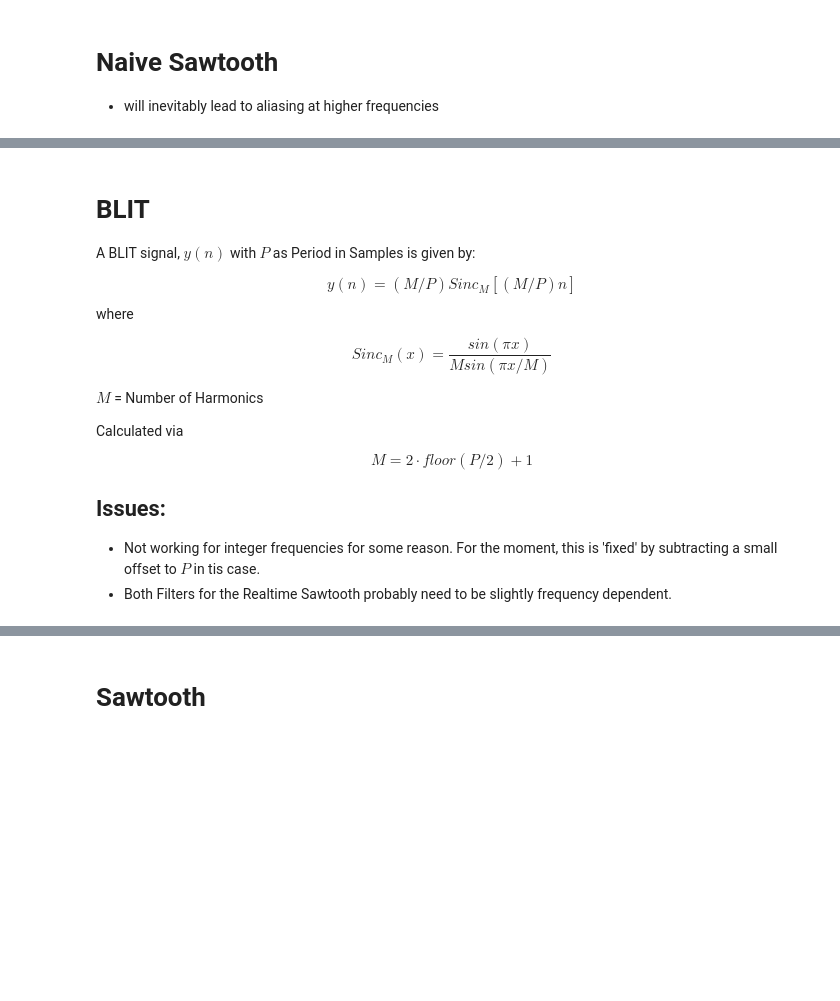
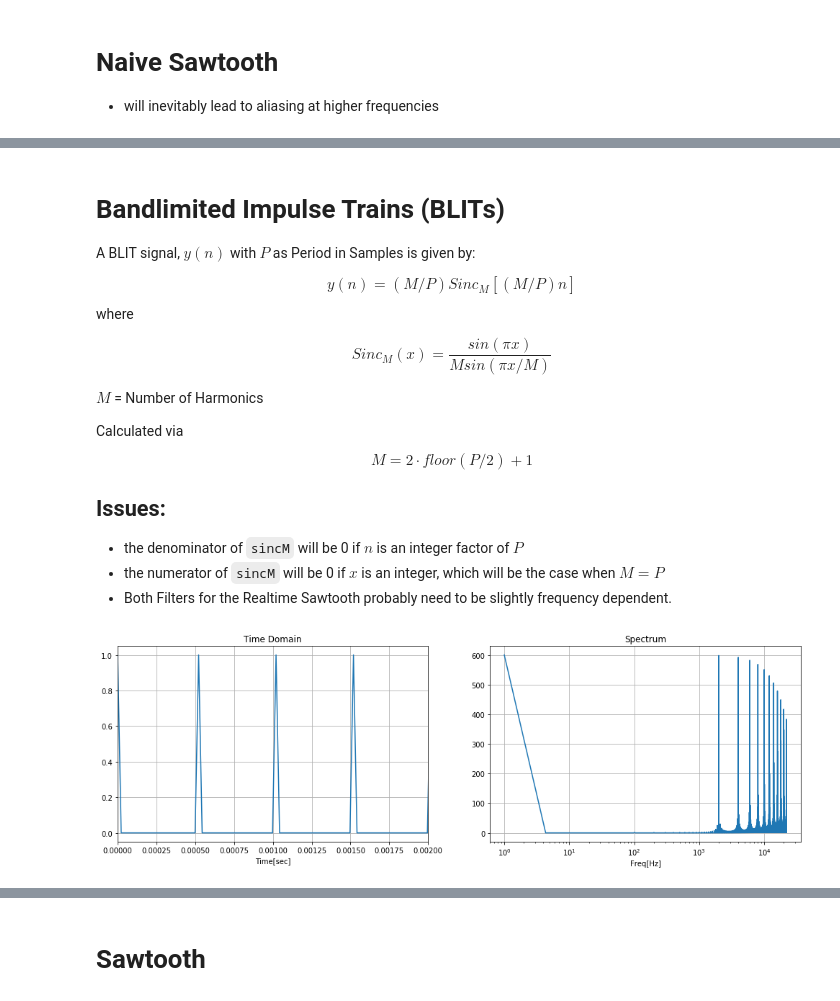
Before and after one commit to znibbles/01-advanced-synthesis-techniques, a Jupyter notebook: 01-BLIT.ipynb, the cells around one changed output, grey strips where cells are left out. Saved outputs shown, nothing was run; the diff lists cells and outputs as text; code cells hidden in the pictures; blank space fills up the shorter version.

Commit message:
Add simple impulse train and further cleanup #1

```diff
--- a/01-BLIT.ipynb
+++ b/01-BLIT.ipynb
@@ -78,5 +90,5 @@ Audio(data=sig, rate=fs)
 # %% [markdown]
-# BLIT
+# Bandlimited Impulse Trains (BLITs)
 A BLIT signal, $y(n)$ with $P$ as Period in Samples is given by:
 
 $$ y(n) = (M/P) Sinc_M[(M/P)n] $$
@@ -91,5 +103,32 @@ Calculated via
 $$ M = 2\cdot floor(P/2)+1 $$
 
 ## Issues:
-- Not working for integer frequencies for some reason. For the moment, this is 'fixed' by subtracting a small offset to $P$ in tis case.
+- the denominator of `sincM` will be 0 if $n$ is an integer factor of $P$
+- the numerator of `sincM` will be 0 if $x$ is an integer, which will be the case when $M = P$
 - Both Filters for the Realtime Sawtooth probably need to be slightly frequency dependent.
+# %%
+def makeSimpleImpulseTrain(f1=100):
+    global sig
+    T = 0.3 #sec
+    fs = 44100. #Hz
+    N = T*fs #num Samples
+    n = np.arange(N)+1. #sample Index
+    t = n/fs #time
+
+    freq = f1 #Hz
+    P = 1/freq * fs # (1/freq)*fs
+
+    y = np.zeros(int(N))
+
+    for i in range(len(n)):
+        y[i] = 1 if np.floor(i % P) == 0 else 0
+
+    tfPlot(y, timeLen=4*P/fs)
+    sig = y
+# %%
+# v = interactive(makeSimpleImpulseTrain, f1=(20.0,5000.0),)
+# display(v)
+
+makeSimpleImpulseTrain(2000)
+# %% [output]
+[figure, added]
```
Also changed, not shown: parts of 24 cells of this notebook, 1 other file.
